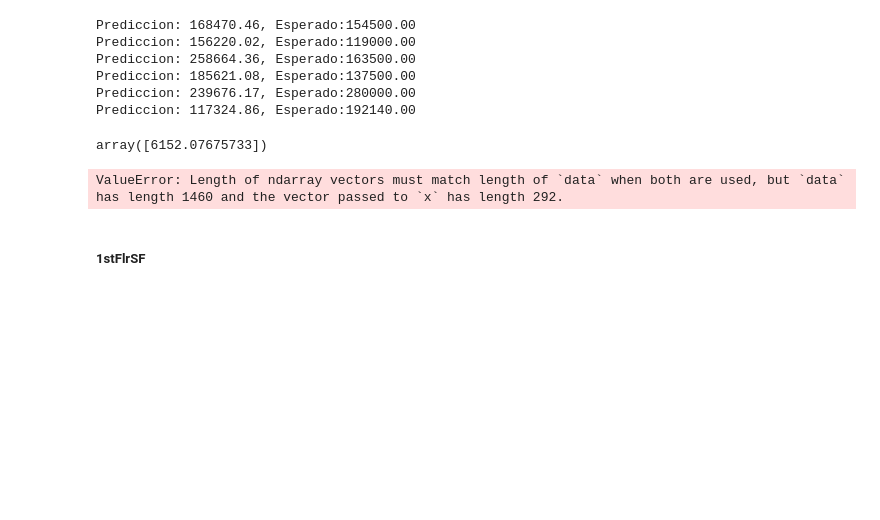
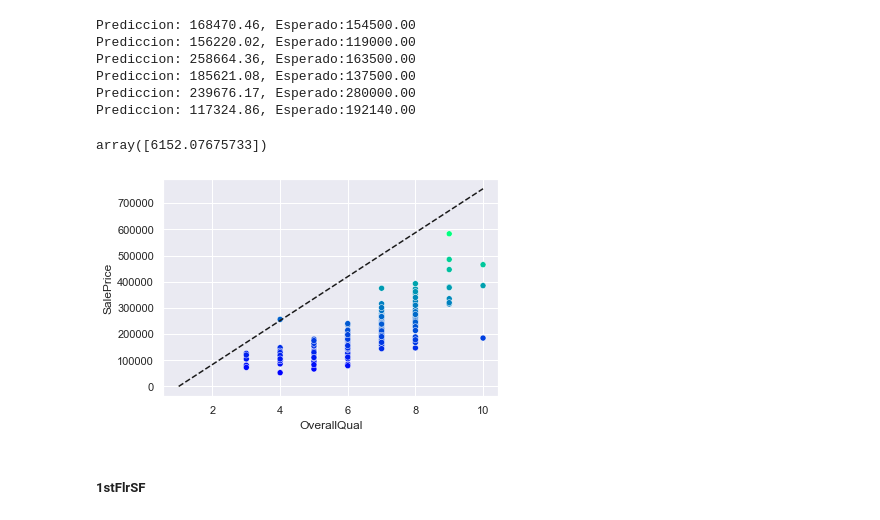
Before and after one commit to efunezs202/Galileo_EFS, a Jupyter notebook: ProyectoFinalEFS20032042.ipynb, the cells around one changed output. Saved outputs shown, nothing was run; the diff lists cells and outputs as text; code cells hidden in the pictures; blank space fills up the shorter version.

```diff
--- a/ProyectoFinalEFS20032042.ipynb
+++ b/ProyectoFinalEFS20032042.ipynb
@@ -853,10 +742,18 @@ predice (8)
 # %% [output]
 array([6152.07675733])
 # %%
-axes = sns.scatterplot (data = df, x=X_test, y=Y_test, hue = "SalePrice", palette='winter', legend=False)
+axes = sns.scatterplot (data = df_datos_pruebas, x=df_datos_pruebas['OverallQual'], y=df_datos_pruebas['SalePrice'], hue='SalePrice', palette='winter', legend=False)
+#
 x = np.array([min(df.OverallQual.values),max(df.OverallQual.values)])
+
+#inicio = min(df.OverallQual.min(), df.SalePrice.min())
+#fin = max(df.OverallQual.max(), df.SalePrice.max())
+
+#axes.set_xlim(inicio, fin)
+#axes.set_ylim(inicio, fin)
+line = plt.plot([inicio, 10], [inicio, fin], 'k--')
 # %% [output]
-ValueError: Length of ndarray vectors must match length of `data` when both are used, but `data` has length 1460 and the vector passed to `x` has length 292.
+[figure, added]
 # %% [markdown]
 ##### 1stFlrSF
 # %%
```
Also changed, not shown: parts of 22 cells of this notebook.
